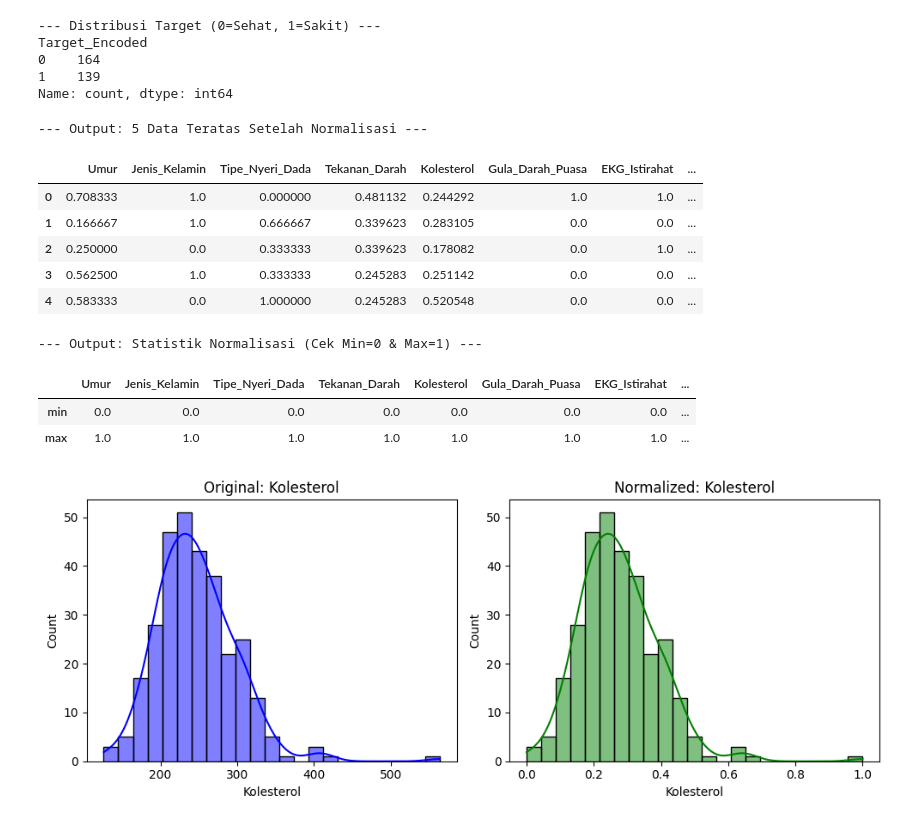
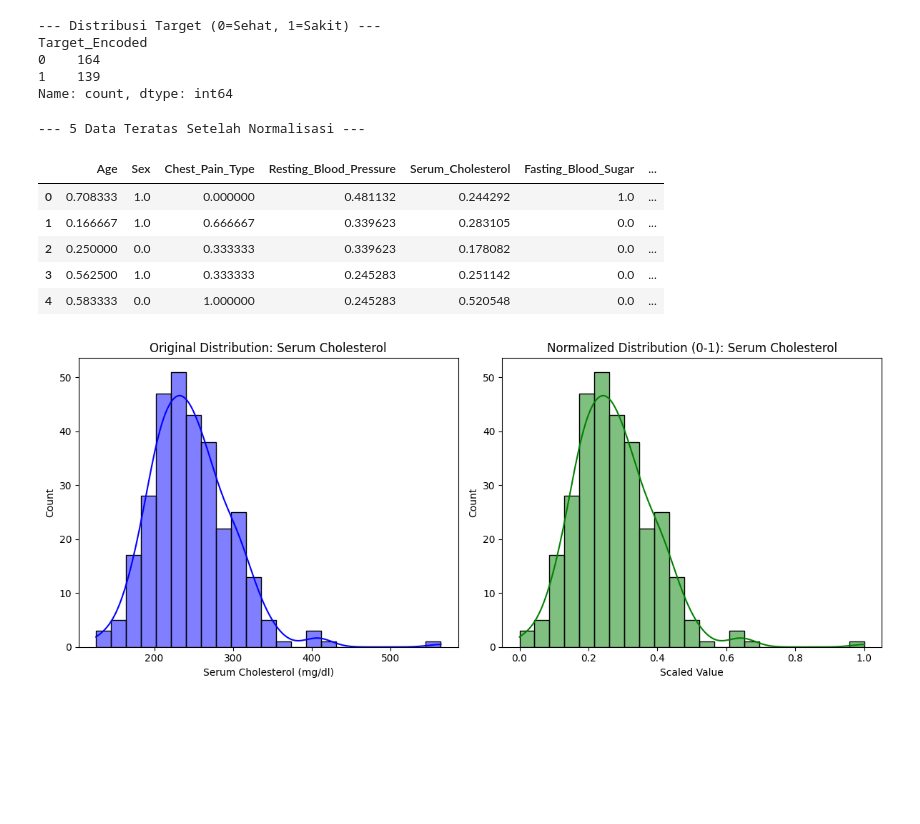
Before and after one commit to Oenm176/fe-decisiontree, a Jupyter notebook: notebooks/3.date_normalizationA.ipynb, the cells around one changed output. Cells and saved outputs as stored; diff of their text form; code cells hidden in the pictures; blank space fills up the shorter version.

```diff
--- a/notebooks/3.date_normalizationA.ipynb
+++ b/notebooks/3.date_normalizationA.ipynb
@@ -18,7 +19,7 @@ dataset.head()
 # ==========================================
 # 2. PREPROCESSING TARGET
 # ==========================================
-dataset['Target_Encoded'] = dataset['Target_Label'].apply(lambda x: 0 if x == 'A' else 1)
+dataset['Target_Encoded'] = dataset['Target_Diagnosis'].apply(lambda x: 0 if x == 'A' else 1)
 
 print("\n--- Distribusi Target (0=Sehat, 1=Sakit) ---")
 print(dataset['Target_Encoded'].value_counts())
@@ -29,10 +30,7 @@ Target_Encoded
 1    139
 Name: count, dtype: int64
 # %%
-# ==========================================
-# 3. NORMALISASI FITUR (MINMAX SCALER)
-# ==========================================
-X = dataset.drop(['Target_Label', 'Target_Encoded'], axis=1)
+X = dataset.drop(['Target_Diagnosis', 'Target_Encoded'], axis=1)
 y = dataset['Target_Encoded']
 
 # Inisialisasi Scaler
@@ -41,44 +39,43 @@ scaler = MinMaxScaler()
 # Lakukan Scaling
 X_scaled = scaler.fit_transform(X)
 
-# Kembalikan ke DataFrame (Otomatis pakai nama kolom: Umur, Kolesterol, dll)
+# Kembalikan ke DataFrame (Nama kolom otomatis mengikuti nama baru yang Bahasa Inggris)
 X_scaled_dataset = pd.DataFrame(X_scaled, columns=X.columns)
 
-# === OUTPUT YANG DIMINTA ===
-# Cara menampilkan tabel cantik di Jupyter
+# Cek Hasil Scaling
+print("\n--- 5 Data Teratas Setelah Normalisasi ---")
 from IPython.display import display
-
-print("\n--- Output: 5 Data Teratas Setelah Normalisasi ---")
 display(X_scaled_dataset.head())
-
-print("\n--- Output: Statistik Normalisasi (Cek Min=0 & Max=1) ---")
-display(X_scaled_dataset.describe().loc[['min', 'max']])
 # %% [output]
---- Output: 5 Data Teratas Setelah Normalisasi ---
+--- 5 Data Teratas Setelah Normalisasi ---
-|  | Umur | Jenis_Kelamin | Tipe_Nyeri_Dada | Tekanan_Darah | Kolesterol | Gula_Darah_Puasa | EKG_Istirahat | ... |
-| 0 | 0.708333 | 1.0 | 0.000000 | 0.481132 | 0.244292 | 1.0 | 1.0 | ... |
-| 1 | 0.166667 | 1.0 | 0.666667 | 0.339623 | 0.283105 | 0.0 | 0.0 | ... |
-| 2 | 0.250000 | 0.0 | 0.333333 | 0.339623 | 0.178082 | 0.0 | 1.0 | ... |
-| 3 | 0.562500 | 1.0 | 0.333333 | 0.245283 | 0.251142 | 0.0 | 0.0 | ... |
-| 4 | 0.583333 | 0.0 | 1.000000 | 0.245283 | 0.520548 | 0.0 | 0.0 | ... |
+|  | Age | Sex | Chest_Pain_Type | Resting_Blood_Pressure | Serum_Cholesterol | Fasting_Blood_Sugar | ... |
+| 0 | 0.708333 | 1.0 | 0.000000 | 0.481132 | 0.244292 | 1.0 | ... |
+| 1 | 0.166667 | 1.0 | 0.666667 | 0.339623 | 0.283105 | 0.0 | ... |
+| 2 | 0.250000 | 0.0 | 0.333333 | 0.339623 | 0.178082 | 0.0 | ... |
+| 3 | 0.562500 | 1.0 | 0.333333 | 0.245283 | 0.251142 | 0.0 | ... |
+| 4 | 0.583333 | 0.0 | 1.000000 | 0.245283 | 0.520548 | 0.0 | ... |
---- Output: Statistik Normalisasi (Cek Min=0 & Max=1) ---
-|  | Umur | Jenis_Kelamin | Tipe_Nyeri_Dada | Tekanan_Darah | Kolesterol | Gula_Darah_Puasa | EKG_Istirahat | ... |
-| min | 0.0 | 0.0 | 0.0 | 0.0 | 0.0 | 0.0 | 0.0 | ... |
-| max | 1.0 | 1.0 | 1.0 | 1.0 | 1.0 | 1.0 | 1.0 | ... |
 # %%
 # ==========================================
-# 4. VISUALISASI HASIL (VALIDASI)
+# 4. VISUALISASI HASIL
 # ==========================================
-plt.figure(figsize=(10, 4))
+plt.figure(figsize=(12, 5))
+
+# Plot 1: Data Asli (Sebelum Normalisasi)
 plt.subplot(1, 2, 1)
-sns.histplot(dataset['Kolesterol'], kde=True, color='blue')
-plt.title('Original: Kolesterol')
+# Menggunakan nama kolom baru: 'Serum_Cholesterol'
+sns.histplot(dataset['Serum_Cholesterol'], kde=True, color='blue')
+plt.title('Original Distribution: Serum Cholesterol')
+plt.xlabel('Serum Cholesterol (mg/dl)')
 
+# Plot 2: Data Setelah Normalisasi (MinMax Scaler)
 plt.subplot(1, 2, 2)
-sns.histplot(X_scaled_dataset['Kolesterol'], kde=True, color='green')
-plt.title('Normalized: Kolesterol')
+# Menggunakan nama kolom baru: 'Serum_Cholesterol'
+sns.histplot(X_scaled_dataset['Serum_Cholesterol'], kde=True, color='green')
+plt.title('Normalized Distribution (0-1): Serum Cholesterol')
+plt.xlabel('Scaled Value')
+
 plt.tight_layout()
 plt.show()
 # %% [output]
-[figure, old version]
+[figure, new version]
 # %%
```
Also changed, not shown: parts of 7 cells of this notebook, 4 other files.
